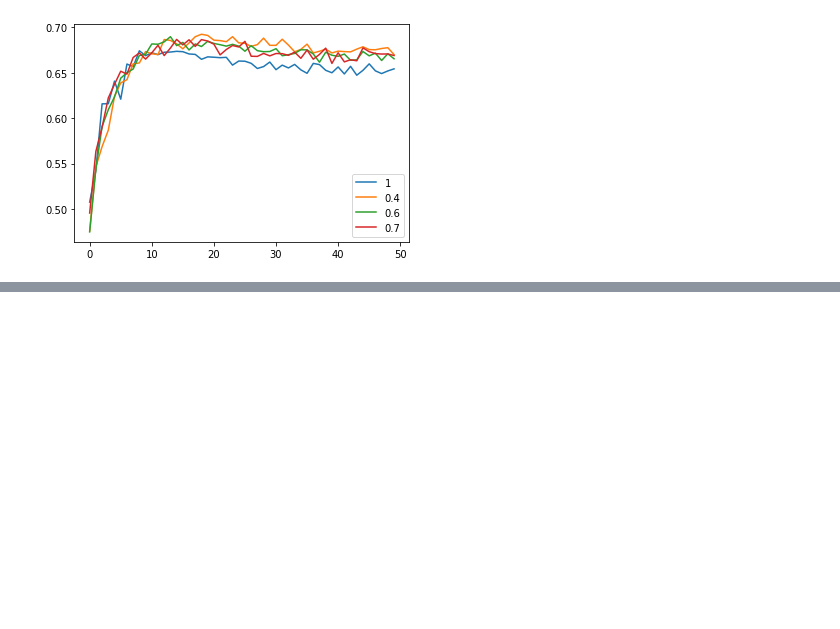
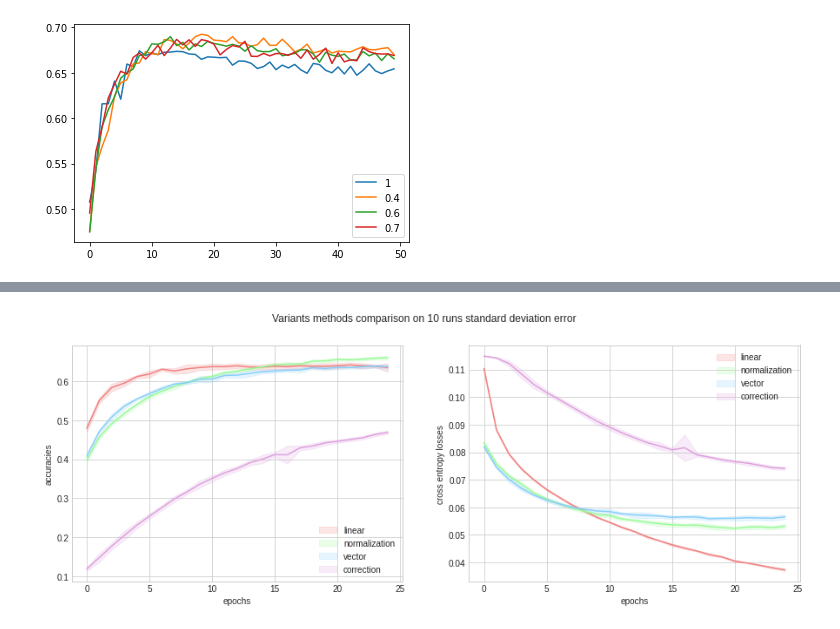
Before and after one commit to Jiaanzhu/CS-439-OptML-Mixed-Optimizer, a Jupyter notebook: mixed_optim.ipynb, the cells around one changed output, grey strips where cells are left out. Cells and saved outputs as stored; diff of their text form; code cells hidden in the pictures; blank space fills up the shorter version.

```diff
--- a/mixed_optim.ipynb
+++ b/mixed_optim.ipynb
@@ -620,12 +371,10 @@ histories_loss1 = []
 
 lr = 1e-3
 alpha = 0.6
-batch_size = 256
-
 
 for i in range(runs):
 
     cnn = CNN().to(device)
-    history_acc,history_loss = train(cnn, trainloader, testloader,nb_epochs = 50, eta=lr, adam_w=alpha, sgd_w=1-alpha, transform='linear')
+    history_acc,history_loss = train(cnn, trainloader, testloader,nb_epochs = 25, eta=lr, adam_w=alpha, sgd_w=1-alpha, transform='linear')
     histories_acc1.append(history_acc)
     histories_loss1.append(history_loss)
@@ -1037,10 +490,8 @@ histories_loss3 = []
 
 lr = 1e-3
 alpha = 0.6
-batch_size = 256
 
-for i in tqdm(range(runs)):
-
+for i in range(runs):
     cnn = CNN().to(device)
     history_acc,history_loss = train(cnn, trainloader, testloader, nb_epochs = 25, eta=lr, adam_w=alpha, sgd_w=1-alpha, transform='normalized')
     histories_acc3.append(history_acc)
@@ -1231,15 +505,14 @@ histories = []
 
 gammas = [1e-3]
 alphas = [1, 0.4, 0.6, 0.7]
-batch_size = 256
 
 mesh = np.meshgrid(alphas, gammas)
 
 for alpha,lr in zip(mesh[0].ravel(),mesh[1].ravel()):
     print('adam_w: {} | learning-rate: {}'.format(alpha,lr))
     # reset weights
-    mlp = CNN().to(device)
+    cnn = CNN().to(device)
 
-    history = train(mlp, trainloader, testloader,nb_epochs = 25,eta=lr, adam_w=alpha, sgd_w=1-alpha, transform='vector_combine')
+    history = train(cnn, trainloader, testloader,nb_epochs = 25,eta=lr, adam_w=alpha, sgd_w=1-alpha, transform='vector_combine')
 
     histories.append(history)
@@ -1279,9 +536,8 @@ histories_loss4 = []
 
 lr = 1e-3
 alpha = 0.6
-batch_size = 256
 
-for i in tqdm(range(runs)):
+for i in range(runs):
     cnn = CNN().to(device)
     history_acc,history_loss = train(cnn, trainloader, testloader, nb_epochs = 25, eta=lr, adam_w=alpha, sgd_w=1-alpha, transform='vector_combine')
     histories_acc4.append(history_acc)
@@ -1499,0 +588,35 @@ plt.show()
+# %%
+plt.style.use('seaborn-whitegrid')
+
+means = np.nanmean(L_acc, axis=1)
+stds = np.nanstd(L_acc, axis=1)
+
+means2 = np.nanmean(L_loss, axis=1)
+stds2 = np.nanstd(L_loss, axis=1)
+
+colors = ['lightcoral','palegreen','lightskyblue','plum']
+
+fig, ax = plt.subplots(1,2, figsize=(15,5))
+
+# plot accuracies and losses one
+for i in range(4):
+  ax[0].plot(range(25), means[i+2], '-', color=colors[i])
+  ax[0].fill_between(range(25), means[i+2] - stds[i+2], means[i+2] + stds[i+2],
+                  color=colors[i], alpha=0.2, label=methods[i+2])
+
+  ax[1].plot(range(25), means2[i+2], '-', color=colors[i])
+  ax[1].fill_between(range(25), means2[i+2] - stds2[i+2], means2[i+2] + stds2[i+2],
+                  color=colors[i], alpha=0.2, label=methods[i+2])
+
+ax[0].set_xlabel('epochs')
+ax[0].set_ylabel('accuracies')
+
+ax[1].set_xlabel('epochs')
+ax[1].set_ylabel('cross entropy losses')
+
+ax[0].legend()
+ax[1].legend()
+plt.suptitle('Variants methods comparison on 10 runs standard deviation error')
+plt.show()
+# %% [output]
+[figure, added]
```
Also changed, not shown: parts of 46 cells of this notebook, 53 other files.
